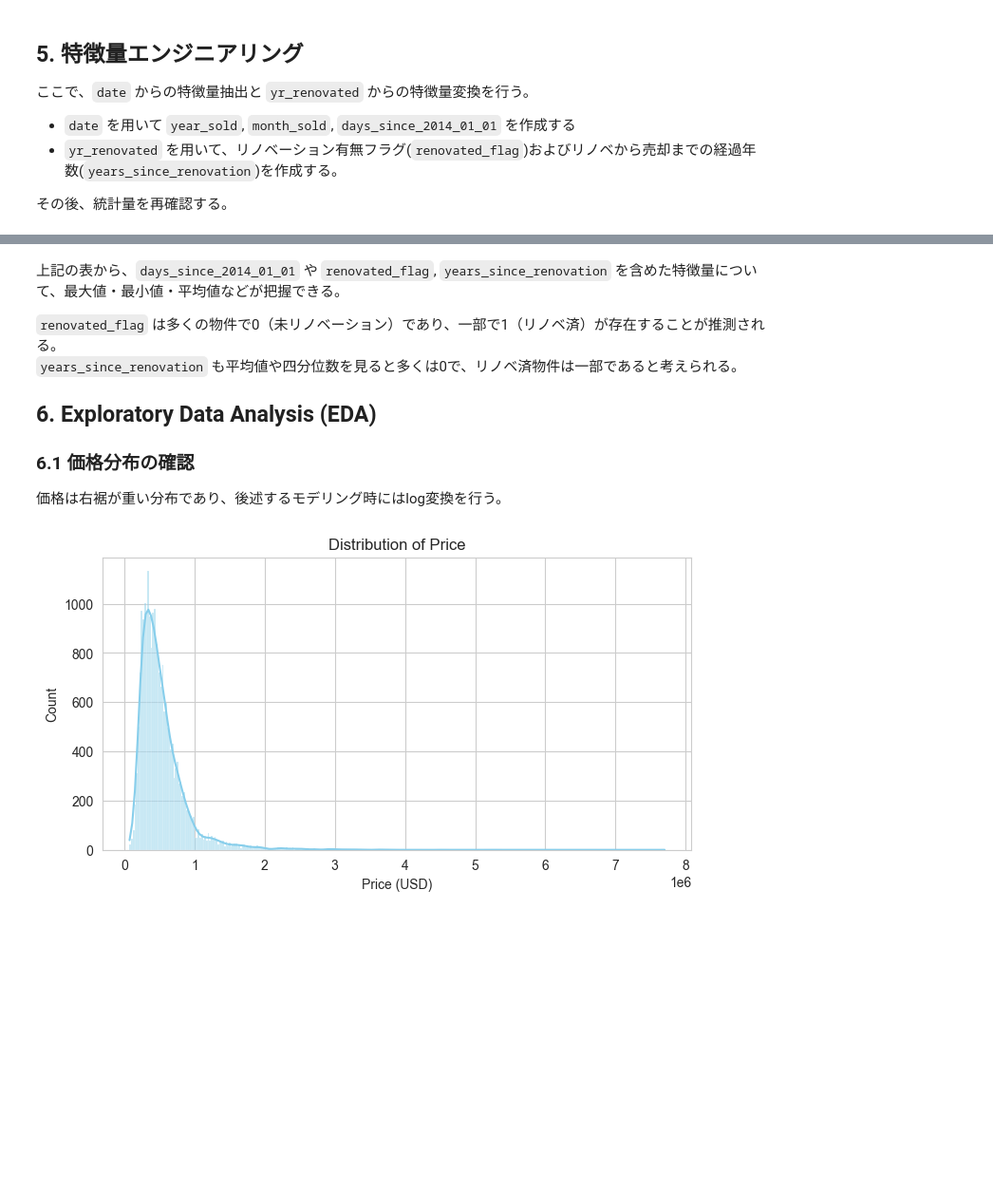
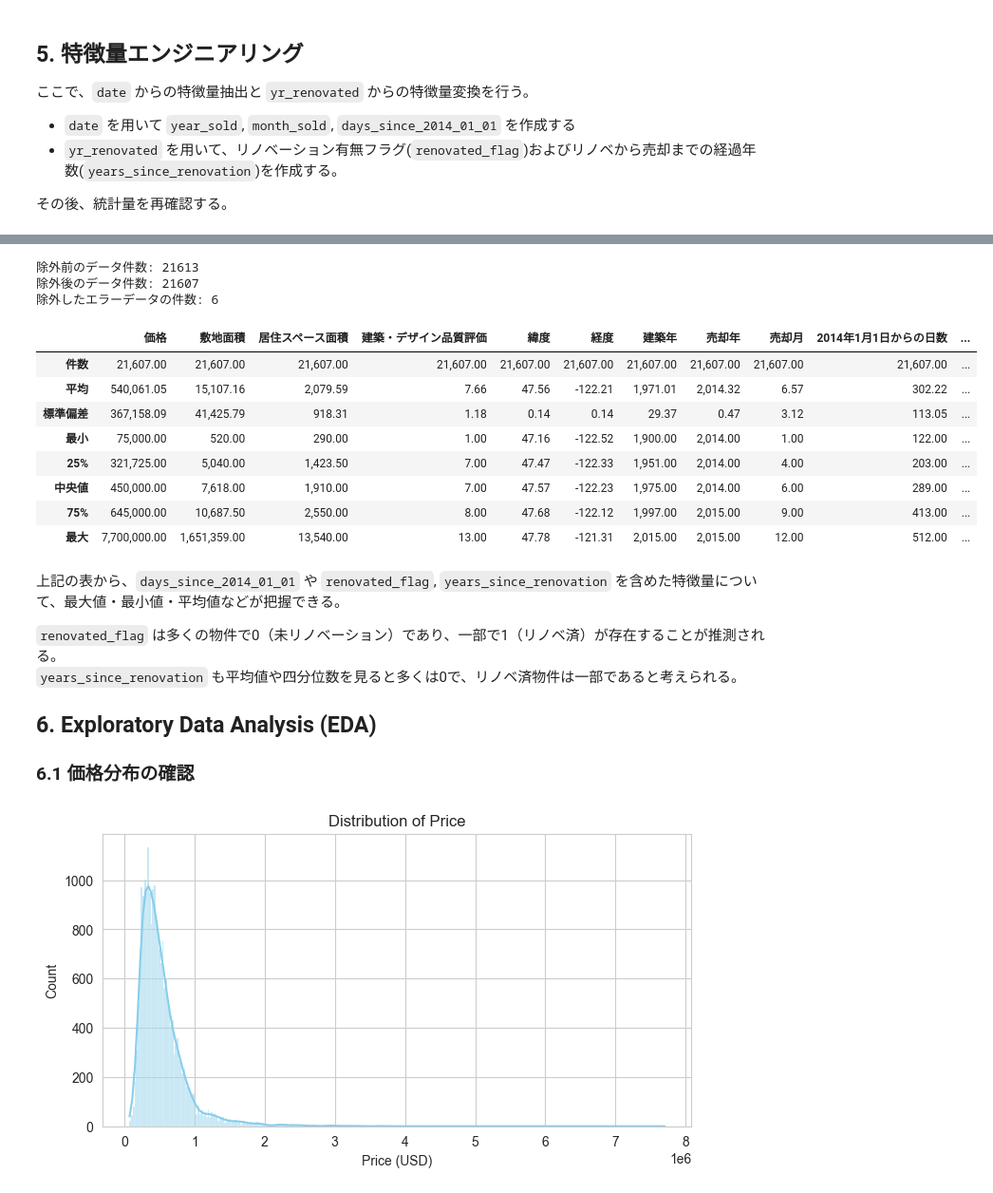
Before and after one commit to Naisinn/dataScientist_exam, a Jupyter notebook: analisis.ipynb, the cells around one changed output, grey strips where cells are left out. Shown at 95% size. Cells and saved outputs as stored; diff of their text form; code cells hidden in the pictures; blank space fills up the shorter version.

```diff
--- a/analisis.ipynb
+++ b/analisis.ipynb
@@ -115,3 +150,60 @@ display(describe_df)
+# %%
+# エラーデータの除外
+initial_count = data.shape[0]
+data = data[data['years_since_renovation'] >= 0]
+filtered_count = data.shape[0]
+removed_count = initial_count - filtered_count
+
+print(f"除外前のデータ件数: {initial_count}")
+print(f"除外後のデータ件数: {filtered_count}")
+print(f"除外したエラーデータの件数: {removed_count}")
+
+# 再度統計量を確認
+describe_df = data[numeric_cols].describe()
+
+# 表の表記を日本語に変更
+describe_df = describe_df.rename(index={
+    'count': '件数',
+    'mean': '平均',
+    'std': '標準偏差',
+    'min': '最小',
+    '25%': '25%',
+    '50%': '中央値',
+    '75%': '75%',
+    'max': '最大'
+})
+
+# カラム名を日本語に変更
+describe_df = describe_df.rename(columns={
+    'price': '価格',
+    'sqft_lot': '敷地面積',
+    'sqft_living': '居住スペース面積',
+    'grade': '建築・デザイン品質評価',
+    'lat': '緯度',
+    'long': '経度',
+    'yr_built': '建築年',
+    'year_sold': '売却年',
+    'month_sold': '売却月',
+    'days_since_2014_01_01': '2014年1月1日からの日数',
+    'renovated_flag': 'リノベーションフラグ',
+    'years_since_renovation': 'リノベーションからの経過年数'
+})
+
+describe_df = describe_df.applymap(lambda x: f"{x:,.2f}")
+display(describe_df)
+# %% [output]
+除外前のデータ件数: 21613
+除外後のデータ件数: 21607
+除外したエラーデータの件数: 6
+|  | 価格 | 敷地面積 | 居住スペース面積 | 建築・デザイン品質評価 | 緯度 | 経度 | 建築年 | 売却年 | 売却月 | 2014年1月1日からの日数 | ... |
+| 件数 | 21,607.00 | 21,607.00 | 21,607.00 | 21,607.00 | 21,607.00 | 21,607.00 | 21,607.00 | 21,607.00 | 21,607.00 | 21,607.00 | ... |
+| 平均 | 540,061.05 | 15,107.16 | 2,079.59 | 7.66 | 47.56 | -122.21 | 1,971.01 | 2,014.32 | 6.57 | 302.22 | ... |
+| 標準偏差 | 367,158.09 | 41,425.79 | 918.31 | 1.18 | 0.14 | 0.14 | 29.37 | 0.47 | 3.12 | 113.05 | ... |
+| 最小 | 75,000.00 | 520.00 | 290.00 | 1.00 | 47.16 | -122.52 | 1,900.00 | 2,014.00 | 1.00 | 122.00 | ... |
+| 25% | 321,725.00 | 5,040.00 | 1,423.50 | 7.00 | 47.47 | -122.33 | 1,951.00 | 2,014.00 | 4.00 | 203.00 | ... |
+| 中央値 | 450,000.00 | 7,618.00 | 1,910.00 | 7.00 | 47.57 | -122.23 | 1,975.00 | 2,014.00 | 6.00 | 289.00 | ... |
+| 75% | 645,000.00 | 10,687.50 | 2,550.00 | 8.00 | 47.68 | -122.12 | 1,997.00 | 2,015.00 | 9.00 | 413.00 | ... |
+| 最大 | 7,700,000.00 | 1,651,359.00 | 13,540.00 | 13.00 | 47.78 | -121.31 | 2,015.00 | 2,015.00 | 12.00 | 512.00 | ... |
 # %% [markdown]
 上記の表から、`days_since_2014_01_01` や `renovated_flag`, `years_since_renovation` を含めた特徴量について、最大値・最小値・平均値などが把握できる。
 
@@ -121,7 +213,6 @@ display(describe_df)
 ## 6. Exploratory Data Analysis (EDA)
 
 ### 6.1 価格分布の確認
-価格は右裾が重い分布であり、後述するモデリング時にはlog変換を行う。
 # %%
 plt.figure(figsize=(8,4))
 sns.histplot(data['price'], kde=True, color='skyblue')
```
Also changed, not shown: parts of 16 cells of this notebook.
